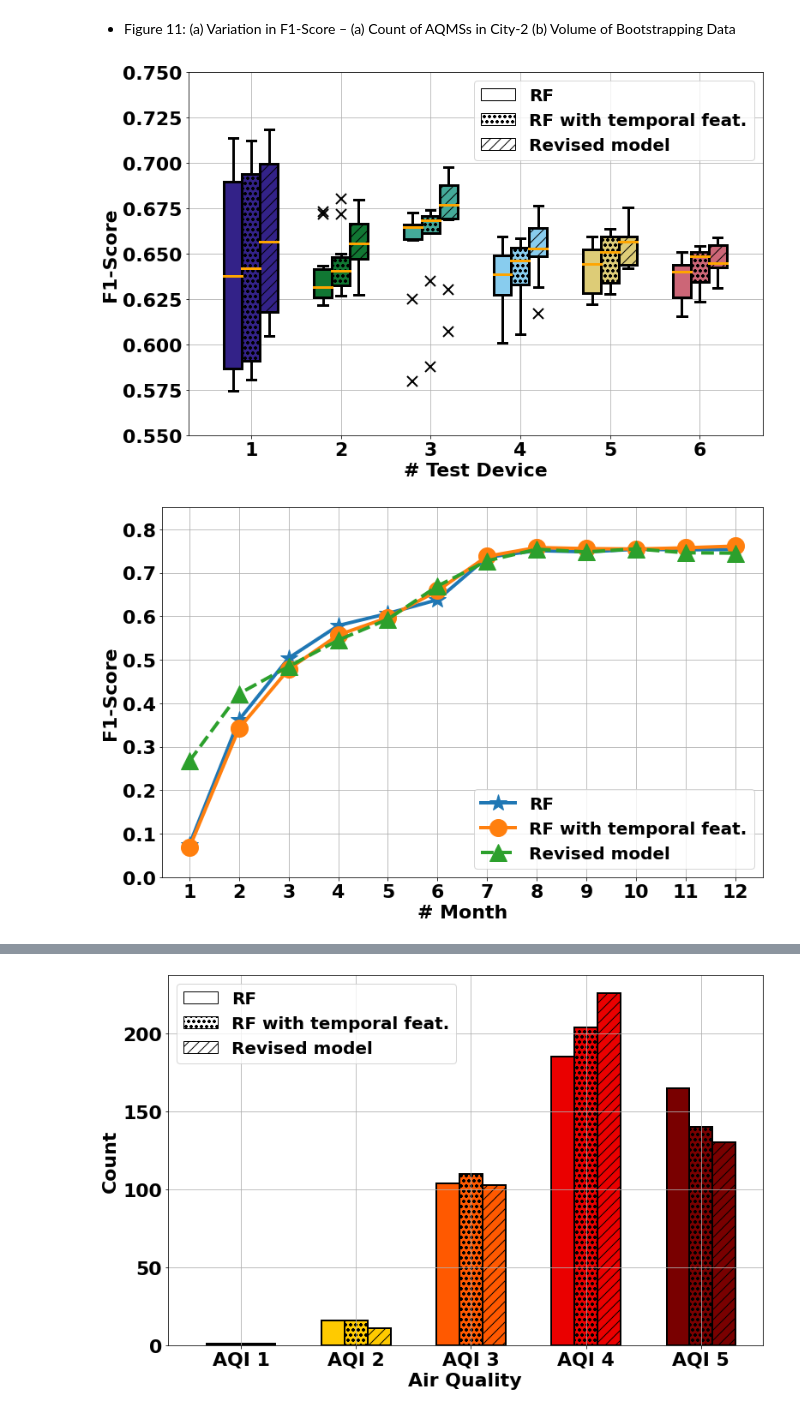
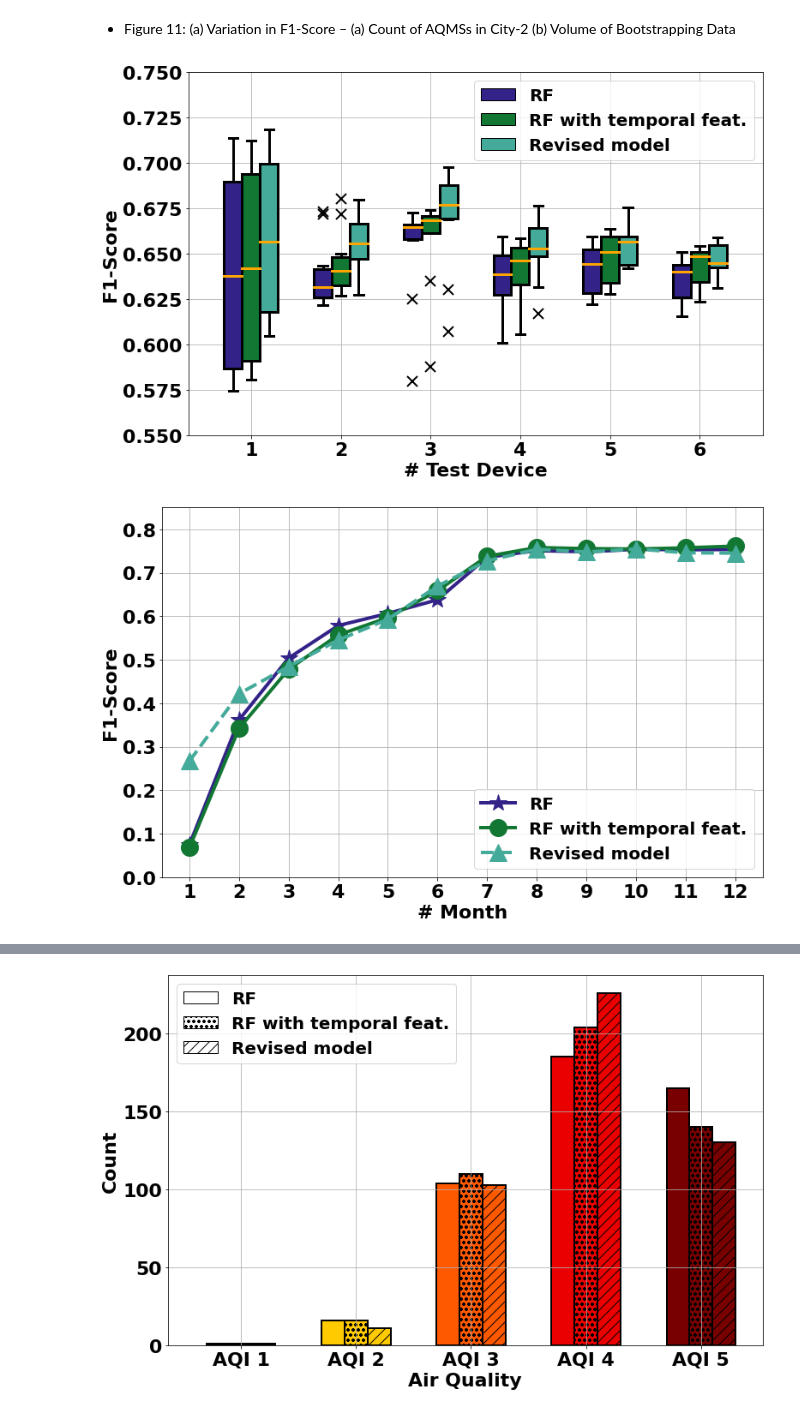
Before and after one commit to prasenjit52282/AQuaMoHo, a Jupyter notebook: plot.ipynb, the cells around one changed output, grey strips where cells are left out. Saved outputs shown, nothing was run; the diff lists cells and outputs as text; code cells hidden in the pictures.

```diff
--- a/plot.ipynb
+++ b/plot.ipynb
@@ -149,7 +149,7 @@ for i in groups_rf.groups.keys():
                positions=[i-0.2],
                widths=[0.2],
                showfliers=True,notch=False,patch_artist=True, boxprops=dict(linewidth=linewidth-1,color='black',
-                                                                            facecolor=color[i-1]),
+                                                                            facecolor=color[0]),
                whiskerprops = dict(linestyle='-',linewidth=linewidth-1, color='black'),
                capprops=dict(linestyle='-',linewidth=linewidth-1, color='black'),
                medianprops=dict(linestyle='-',linewidth=linewidth-1, color='orange'),
@@ -160,45 +160,45 @@ for i in groups_rf.groups.keys():
                positions=[i],
                widths=[0.2],
                showfliers=True,notch=False,patch_artist=True, boxprops=dict(linewidth=linewidth-1,color='black',
-                                                                            facecolor=color[i-1]),
+                                                                            facecolor=color[1]),
                whiskerprops = dict(linestyle='-',linewidth=linewidth-1, color='black'),
                capprops=dict(linestyle='-',linewidth=linewidth-1, color='black'),
                medianprops=dict(linestyle='-',linewidth=linewidth-1, color='orange'),
                flierprops=dict(marker='x',markeredgecolor="k",markersize=12,markeredgewidth=2))
     bp2=\
     ax.boxplot([groups_rnn.get_group(i)],
                positions=[i+0.2],
                widths=[0.2],
                showfliers=True,notch=False,patch_artist=True, boxprops=dict(linewidth=linewidth-1,color='black',
-                                                                            facecolor=color[i-1]),
+                                                                            facecolor=color[2]),
                whiskerprops = dict(linestyle='-',linewidth=linewidth-1, color='black'),
                capprops=dict(linestyle='-',linewidth=linewidth-1, color='black'),
                medianprops=dict(linestyle='-',linewidth=linewidth-1, color='orange'),
                flierprops=dict(marker='x',markeredgecolor="k",markersize=12,markeredgewidth=2))
 
-    for box in bp1['boxes']:
-        box.set(hatch = 'oo')
-    for box in bp2['boxes']:
-        box.set(hatch = '//')
+    #for box in bp1['boxes']:
+    #    box.set(hatch = 'oo')
+    #for box in bp2['boxes']:
+    #    box.set(hatch = '//')
 
 ax.set_xlabel("# Test Device",fontsize=fontsize, fontweight='bold')
 ax.set_ylabel("F1-Score",fontsize=fontsize, fontweight='bold')
 ax.set_ylim(0.55,0.75)
 ax.set_xticks(list(groups_rf.groups.keys()))
 ax.set_xticklabels(['1','2','3','4','5','6'],fontsize=fontsize, fontweight='bold')
 plt.yticks(fontsize=fontsize, fontweight='bold')
 
 #LEGEND######
-plt.bar([1],[0],label='RF',color='white',ec='k')
-plt.bar([1],[0],label='RF with temporal feat.',color='white',ec='k',hatch='oo')
-plt.bar([1],[0],label='Revised model',color='white',ec='k',hatch='//')
+plt.bar([1],[0],label='RF',color=color[0],ec='k')
+plt.bar([1],[0],label='RF with temporal feat.',color=color[1],ec='k')#,hatch='oo')
+plt.bar([1],[0],label='Revised model',color=color[2],ec='k')#,hatch='//')
 plt.legend(loc='upper right',prop=dict(size=fontsize-2,weight="bold"))
 
 plt.tight_layout()
 plt.grid()
 fig.savefig("./logs/figs/delhi_varryDiv.png")
 # %% [output]
-[figure, old version]
+[figure, new version]
 # %%
 #Durgapur (b)-1
 rf_old_1by1=pd.read_csv("./logs/exp/dgp_rf_old_month_1by1.csv")['f1_score_test']
@@ -209,13 +209,13 @@ fig=plt.figure(figsize=figsize)
 ax=fig.add_subplot(111)
 #RF OLD
 ax.plot(rf_old_1by1.index+1,rf_old_1by1,marker="*",linestyle="-",label="RF",markersize=20,
-        linewidth=linewidth)
+        linewidth=linewidth,c=color[0])
 #RF
 ax.plot(rf_1by1.index+1,rf_1by1,marker="o",linestyle="-",label="RF with temporal feat.",markersize=20,
-        linewidth=linewidth)
+        linewidth=linewidth,c=color[1])
 #RNN
 ax.plot(rnn_1by1.index+1,rnn_1by1,marker="^",linestyle="--",label="Revised model",markersize=20,
-        linewidth=linewidth)
+        linewidth=linewidth,c=color[2])
 plt.ylim(0,0.85)
 plt.yticks(fontsize=fontsize,fontweight="bold")
 plt.xticks([i for i in range(1,13)],fontsize=fontsize,fontweight="bold")
@@ -227,7 +227,7 @@ plt.tight_layout()
 plt.grid()
 fig.savefig("./logs/figs/dgp_1by1.png")
 # %% [output]
-[figure, old version]
+[figure, new version]
 # %%
 #Delhi (b)-2
 rf_old_1by1=pd.read_csv("./logs/exp/delhi_rf_old_month_1by1.csv")['f1_score_test']
```
Also changed, not shown: parts of 7 cells of this notebook, 9 other files.
